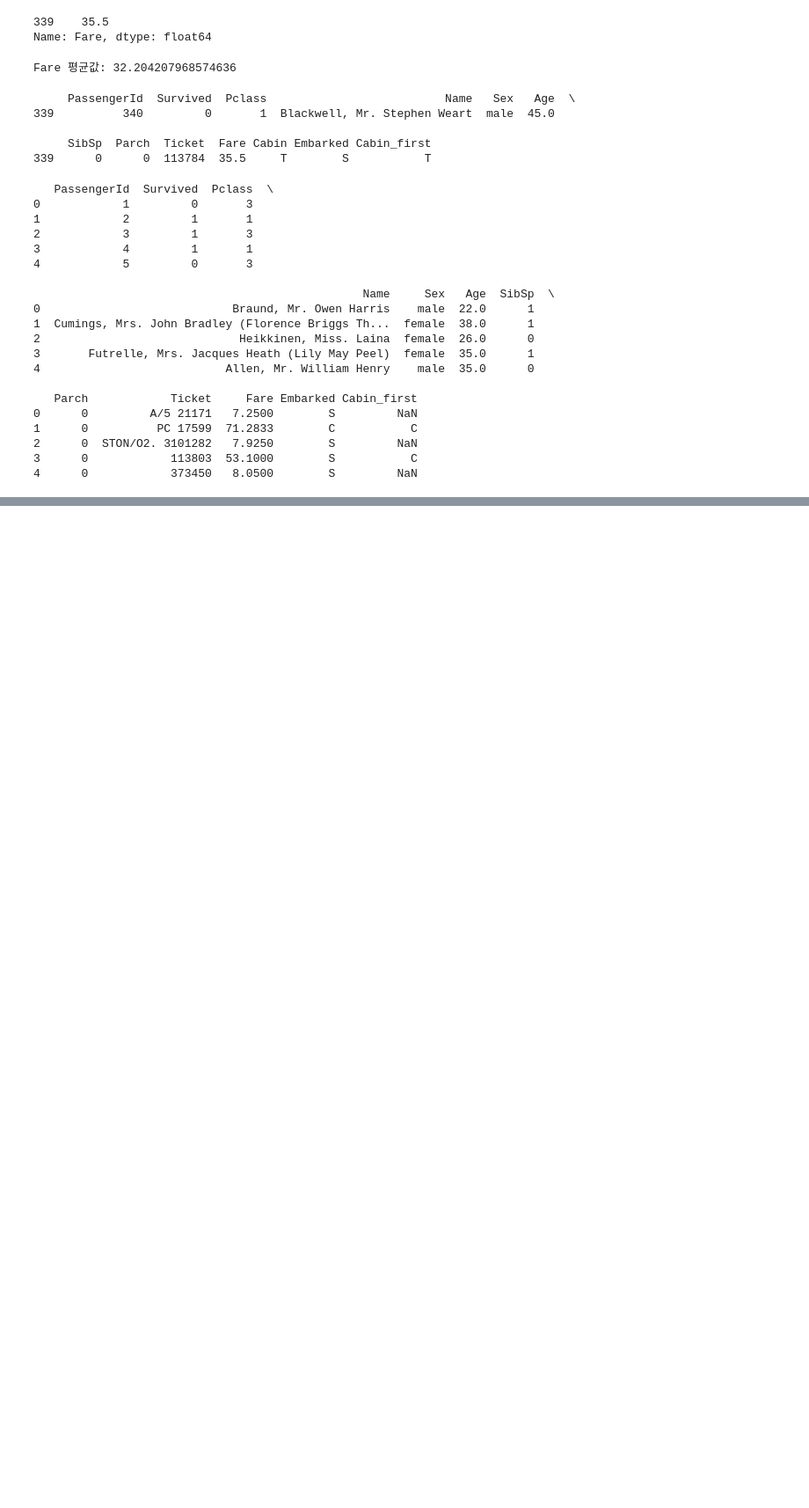
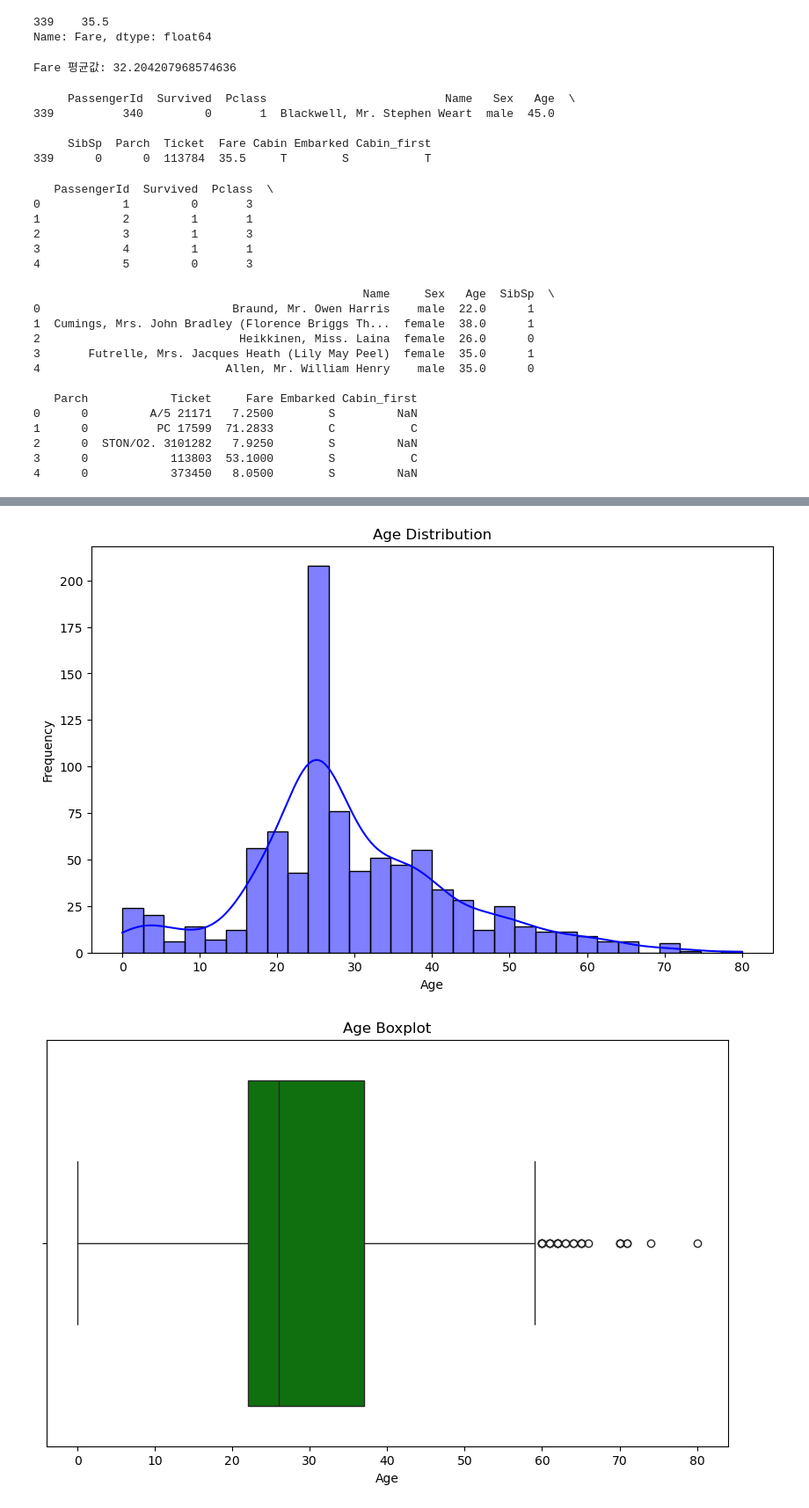
Before and after one commit to lshwa/titanic, a Jupyter notebook: 너비아니.ipynb, the cells around one changed output, grey strips where cells are left out. Shown: that part at 88% size. Cells and saved outputs as stored; diff of their text form; code cells hidden in the pictures; blank space fills up the shorter version.

```diff
--- a/너비아니.ipynb
+++ b/너비아니.ipynb
@@ -200,0 +509,2 @@ print(file2.head())
+# %%
+file2 = file2.drop(columns = ['Fare','Sex_numeric'])
@@ -200,0 +520,14 @@ print(file2.head())
+# %%
+file2 = file2.drop(columns = ['Cabin_first'])
+# %%
+from sklearn.preprocessing import LabelEncoder
+import pandas as pd
+
+# Sex 컬럼 - Label Encoding
+label_encoder = LabelEncoder()
+file2['Sex'] = label_encoder.fit_transform(file2['Sex'])  # male → 0, female → 1
+
+# Embarked 컬럼 - One-Hot Encoding (0과 1로 변환)
+file2 = pd.get_dummies(file2, columns=['Embarked']).astype(int)
+
+print(file2.head())  # 변환된 데이터 확인
@@ -200,0 +564,23 @@ print(file2.head())
+# %%
+file2 = file2.drop(columns = ['Parch', 'SibSp'])
+# %%
+import matplotlib.pyplot as plt
+import seaborn as sns
+
+# 나이 컬럼의 분포 확인 - 히스토그램
+plt.figure(figsize=(10, 6))
+sns.histplot(file2['Age'], bins=30, kde=True, color='blue')
+plt.title('Age Distribution')
+plt.xlabel('Age')
+plt.ylabel('Frequency')
+plt.show()
+
+# 나이 컬럼의 이상치 확인 - 박스플롯
+plt.figure(figsize=(10, 6))
+sns.boxplot(x=file2['Age'], color='green')
+plt.title('Age Boxplot')
+plt.xlabel('Age')
+plt.show()
+# %% [output]
+[figure, added]
+[figure, added]
```
Also changed, not shown: parts of 41 cells of this notebook, 1 other file.
